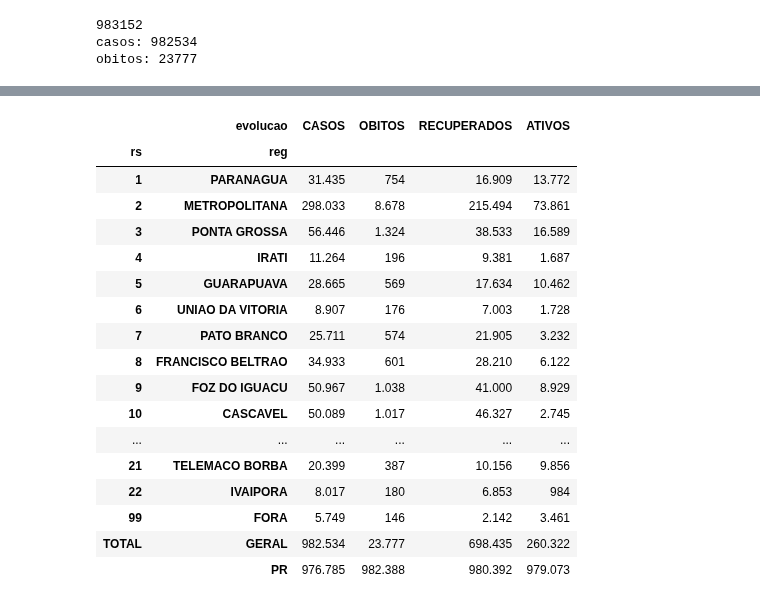
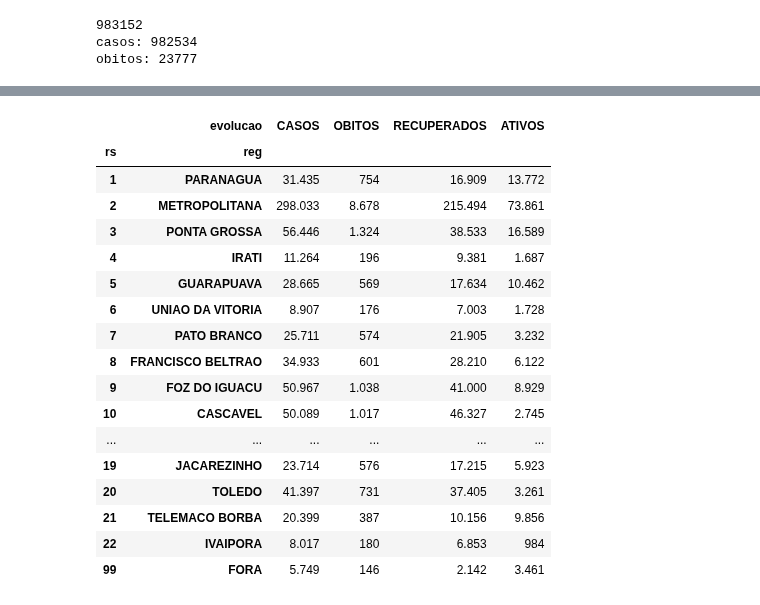
Before and after one commit to vinnylg/covid19datascience, a Jupyter notebook: notebooks/merge_access.ipynb, the cells around one changed output, grey strips where cells are left out. Saved outputs shown, nothing was run; the diff lists cells and outputs as text; code cells hidden in the pictures.

```diff
--- a/notebooks/merge_access.ipynb
+++ b/notebooks/merge_access.ipynb
@@ -162,6 +163,21 @@ casosct.loc[casosct['obito']=='SIM','data_com_evolucao'] = casosct.loc[casosct['
 casosct.loc[(casosct['obito']=='SIM')&(casosct['data_com_evolucao'].isna()),'data_com_evolucao'] = casosct.loc[(casosct['obito']=='SIM')&(casosct['data_com_evolucao'].isna()),'data_obito']
 
 casosct.loc[(casosct['obito']!='SIM')&(casosct['status'].notna()),'data_com_evolucao'] = casosct.loc[casosct['status'].notna(),'dt_com_recuperado']
+# %%
+casosct['municipio_pr'] = 'FORA'
+casosct.loc[casosct['rs']!=99,'municipio_pr'] = casosct.loc[casosct['rs']!=99,'mun_resid']
+
+regionais = Regionais()
+regionais = regionais.append(pd.Series([999999,99,'FORA','FORA','9999999'], index=regionais.columns), ignore_index=True)
+macros_idx_labels = dict([ [i,x] for (i,x) in enumerate(regionais['nm_macro'].unique())])
+macros_labels_idx = dict([ [x,i] for (i,x) in macros_idx_labels.items() ])
+
+regionais['ibge'] = regionais['ibge'].apply(int)
+regionais['nm_macro'] = regionais['nm_macro'].apply(lambda x: macros_labels_idx[x])
+
+casosct['ibge_res_pr'] = casosct['ibge_res_pr'].apply(int)
+
+casosct = pd.merge(casosct,regionais[['ibge','nm_reg','nm_macro']].rename(columns={'ibge':'ibge_res_pr','nm_reg':'reg','nm_macro':'macro'}),how='left',on='ibge_res_pr')
 # %%
 pd.options.display.float_format = lambda x: '{:,.0f}'.format(x).replace(',','.')
 
@@ -229,34 +227,34 @@ total_municipios
 # %%
 total_regionais = casosct.groupby(['rs','reg','evolucao'])[['identificacao']].count().unstack()
 total_regionais.columns = total_regionais.columns.droplevel(0)
 
 total_regionais['CASOS'] = total_regionais.sum(1)
-total_regionais = total_regionais.fillna(0).astype(float)
+total_regionais = total_regionais.fillna(0)
 total_regionais = total_regionais.rename(columns={1:'RECUPERADOS',2:'OBITOS',3:'ATIVOS'})
 total_regionais = total_regionais[['CASOS','OBITOS','RECUPERADOS','ATIVOS']]
 
-total_regionais = total_regionais.append(pd.Series(total_regionais.sum(0),name=('TOTAL','GERAL')))
+##comentar 3 linhas abaixo para remover totais
+# total_regionais = total_regionais.append(pd.Series(total_regionais.sum(0),name=('TOTAL','GERAL')))
+# pr = (total_regionais.loc[('TOTAL','GERAL')].values - total_regionais.loc[99].values)[0]
+# total_regionais = total_regionais.append(pd.Series(pr, index=total_regionais.columns, name=(('TOTAL','PR'))))
 
-pr = total_regionais.loc[('TOTAL','GERAL')].values[0] - total_regionais.loc[99].values[0]
-
-total_regionais = total_regionais.append(pd.Series(pr, index=total_regionais.columns, name=(('TOTAL','PR'))))
-total_regionais
+total_regionais.astype(float)
 # %% [output]
 |  | evolucao | CASOS | OBITOS | RECUPERADOS | ATIVOS |
 | rs | reg |  |  |  |  |
 | 1 | PARANAGUA | 31.435 | 754 | 16.909 | 13.772 |
 | 2 | METROPOLITANA | 298.033 | 8.678 | 215.494 | 73.861 |
 | 3 | PONTA GROSSA | 56.446 | 1.324 | 38.533 | 16.589 |
 | 4 | IRATI | 11.264 | 196 | 9.381 | 1.687 |
 | 5 | GUARAPUAVA | 28.665 | 569 | 17.634 | 10.462 |
 | 6 | UNIAO DA VITORIA | 8.907 | 176 | 7.003 | 1.728 |
 | 7 | PATO BRANCO | 25.711 | 574 | 21.905 | 3.232 |
 | 8 | FRANCISCO BELTRAO | 34.933 | 601 | 28.210 | 6.122 |
 | 9 | FOZ DO IGUACU | 50.967 | 1.038 | 41.000 | 8.929 |
 | 10 | CASCAVEL | 50.089 | 1.017 | 46.327 | 2.745 |
 | ... | ... | ... | ... | ... | ... |
+| 19 | JACAREZINHO | 23.714 | 576 | 17.215 | 5.923 |
+| 20 | TOLEDO | 41.397 | 731 | 37.405 | 3.261 |
 | 21 | TELEMACO BORBA | 20.399 | 387 | 10.156 | 9.856 |
 | 22 | IVAIPORA | 8.017 | 180 | 6.853 | 984 |
 | 99 | FORA | 5.749 | 146 | 2.142 | 3.461 |
-| TOTAL | GERAL | 982.534 | 23.777 | 698.435 | 260.322 |
-|  | PR | 976.785 | 982.388 | 980.392 | 979.073 |
```
Also changed, not shown: parts of 8 cells of this notebook.
